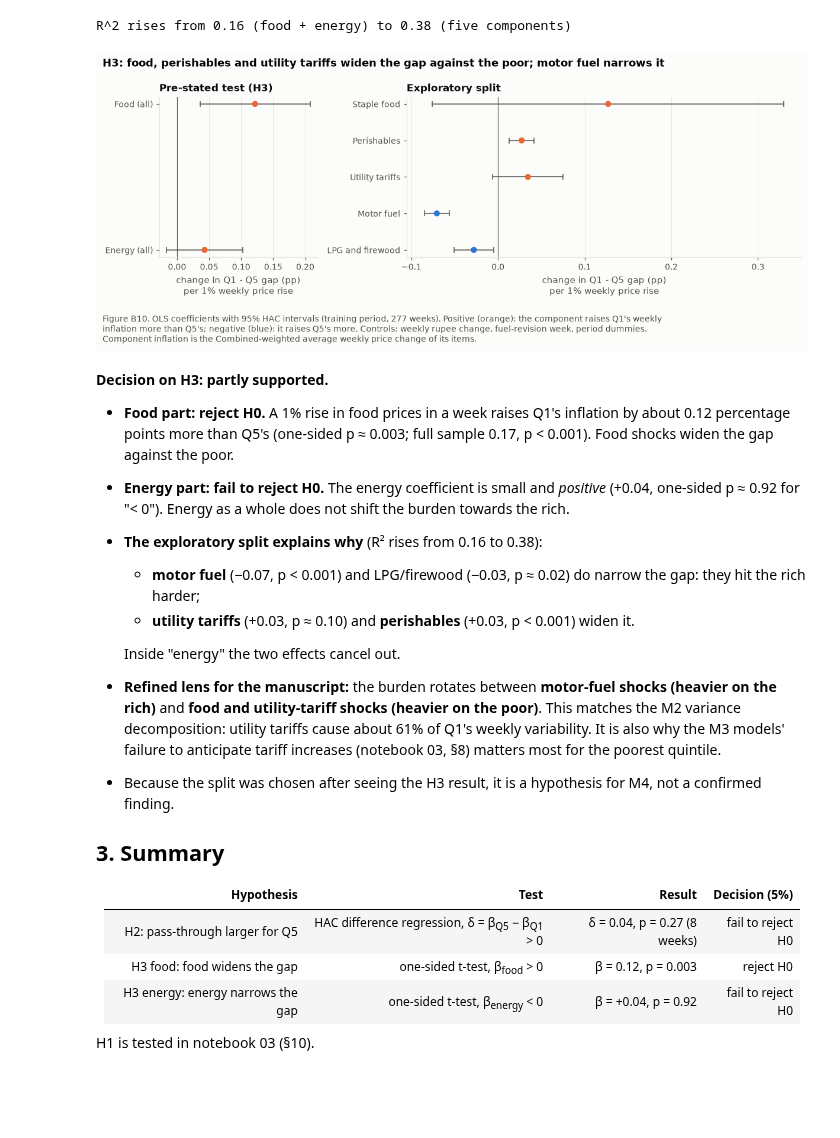
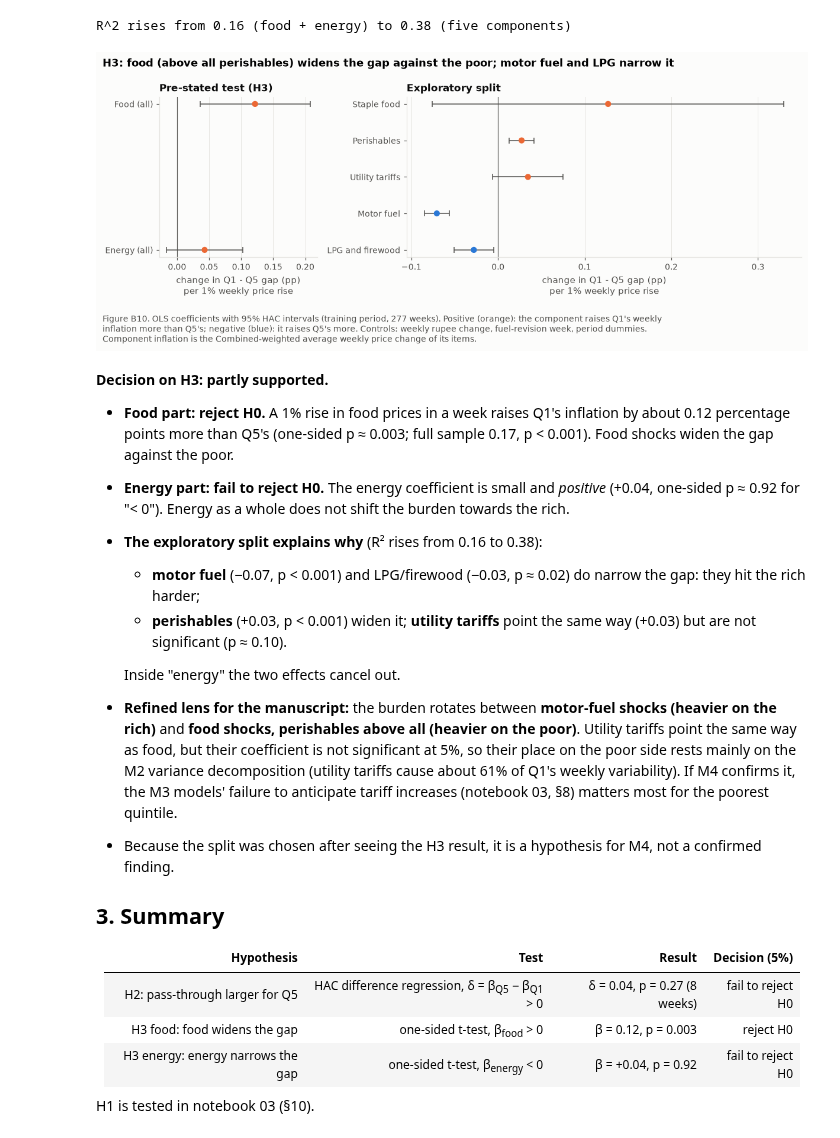
Before and after one commit to S-Hoorain/Ds-project, a Jupyter notebook: notebooks/04_hypothesis_tests.ipynb, the cells around one changed output. Saved outputs shown, nothing was run; the diff lists cells and outputs as text; code cells hidden in the pictures; blank space fills up the shorter version.

```diff
--- a/notebooks/04_hypothesis_tests.ipynb
+++ b/notebooks/04_hypothesis_tests.ipynb
@@ -276,32 +276,32 @@ R^2 rises from 0.16 (food + energy) to 0.38 (five components)
 # %%
 # Figure B10: what widens and what narrows the poor-rich inflation gap
 labels = {"infl_food_wow": "Food (all)", "infl_energy_wow": "Energy (all)", "infl_staples_wow": "Staple food",
           "infl_perishables_wow": "Perishables", "infl_utilities_wow": "Utility tariffs",
           "infl_motor_fuel_wow": "Motor fuel", "infl_market_energy_wow": "LPG and firewood"}
 fig, (a1, a2) = plt.subplots(1, 2, figsize=(11, 3.9), sharex=False, gridspec_kw={"width_ratios": [2, 5]})
 for ax, tab, title in [(a1, h3_tab, "Pre-stated test (H3)"), (a2, split_tab, "Exploratory split")]:
     keys = [k for k in labels if k in tab.index]
     t = tab.loc[keys]
     yy = np.arange(len(keys))[::-1]
     col = [SERIES[1] if v > 0 else SERIES[0] for v in t["coefficient"]]
     ax.errorbar(t["coefficient"], yy, xerr=[t["coefficient"] - t["95% CI low"], t["95% CI high"] - t["coefficient"]],
                 fmt="none", ecolor=INK_SECONDARY, elinewidth=1, capsize=3)
     ax.scatter(t["coefficient"], yy, color=col, s=45, zorder=3)
     ax.axvline(0, color=INK_SECONDARY, lw=0.8)
     ax.set_yticks(yy, [labels[k] for k in keys])
     ax.set_title(title, fontsize=11)
     ax.set_xlabel("change in Q1 - Q5 gap (pp)\nper 1% weekly price rise")
     ax.grid(axis="y", visible=False)
-fig.suptitle("H3: food, perishables and utility tariffs widen the gap against the poor; motor fuel narrows it",
+fig.suptitle("H3: food (above all perishables) widens the gap against the poor; motor fuel and LPG narrow it",
              x=0.01, ha="left", fontsize=12, fontweight="bold")
 fig.tight_layout()
 caption(fig, "Figure B10. OLS coefficients with 95% HAC intervals (training period, 277 weeks). Positive (orange): the component raises Q1's weekly\n"
              "inflation more than Q5's; negative (blue): it raises Q5's more. Controls: weekly rupee change, fuel-revision week, period dummies.\n"
              "Component inflation is the Combined-weighted average weekly price change of its items.", y=-0.03)
 fig.savefig(FIG_DIR / "figB10_rotating_burden_test.png")
 plt.show()
 # %% [output]
-[figure, old version]
+[figure, new version]
 # %% [markdown]
 **Decision on H3: partly supported.**
 * **Food part: reject H0.** A 1% rise in food prices in a week raises Q1's inflation by about 0.12 percentage points
@@ -310,13 +310,15 @@ plt.show()
   "< 0"). Energy as a whole does not shift the burden towards the rich.
 * **The exploratory split explains why** (R² rises from 0.16 to 0.38):
   * **motor fuel** (−0.07, p < 0.001) and LPG/firewood (−0.03, p ≈ 0.02) do narrow the gap: they hit the rich harder;
-  * **utility tariffs** (+0.03, p ≈ 0.10) and **perishables** (+0.03, p < 0.001) widen it.
+  * **perishables** (+0.03, p < 0.001) widen it; **utility tariffs** point the same way (+0.03) but are not significant
+    (p ≈ 0.10).
 
   Inside "energy" the two effects cancel out.
 * **Refined lens for the manuscript:** the burden rotates between **motor-fuel shocks (heavier on the rich)** and
-  **food and utility-tariff shocks (heavier on the poor)**. This matches the M2 variance decomposition: utility tariffs
-  cause about 61% of Q1's weekly variability. It is also why the M3 models' failure to anticipate tariff increases
-  (notebook 03, §8) matters most for the poorest quintile.
+  **food shocks, perishables above all (heavier on the poor)**. Utility tariffs point the same way as food, but their
+  coefficient is not significant at 5%, so their place on the poor side rests mainly on the M2 variance decomposition
+  (utility tariffs cause about 61% of Q1's weekly variability). If M4 confirms it, the M3 models' failure to anticipate
+  tariff increases (notebook 03, §8) matters most for the poorest quintile.
 * Because the split was chosen after seeing the H3 result, it is a hypothesis for M4, not a confirmed finding.
 
 ## 3. Summary
```
Also changed, not shown: 12 other files.
